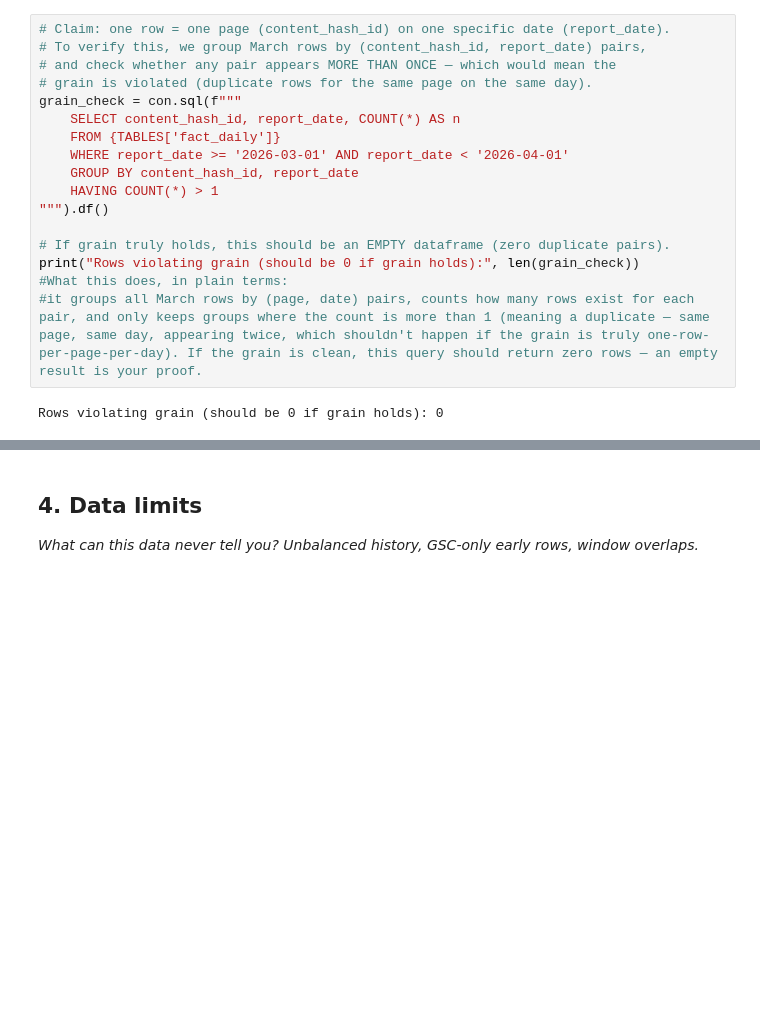
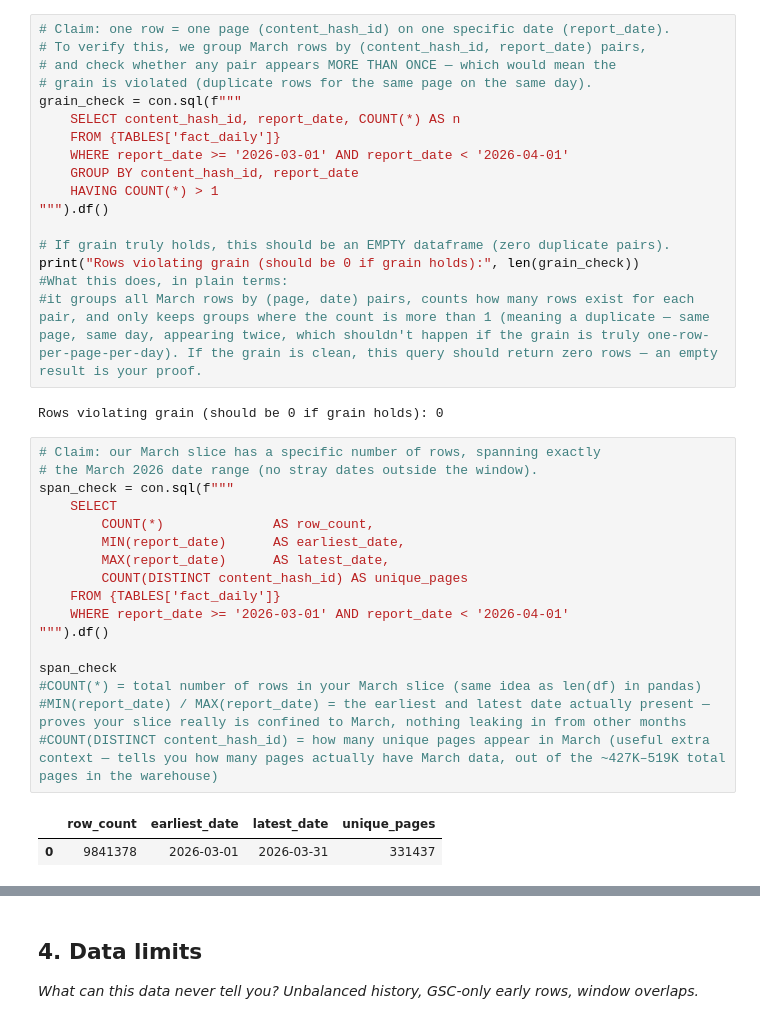
Before and after one commit to fatima12aa/fa-ml, a Jupyter notebook: work/notebooks/w03_data_contract.ipynb, the cells around one changed output, grey strips where cells are left out. Drawn from its saved outputs; the diff is of its cells as text; blank space fills up the shorter version.

```diff
--- a/work/notebooks/w03_data_contract.ipynb
+++ b/work/notebooks/w03_data_contract.ipynb
@@ -206,3 +206,23 @@ print("Rows violating grain (should be 0 if grain holds):", len(grain_check))
 #it groups all March rows by (page, date) pairs, counts how many rows exist for each pair, and only keeps groups where the count is more than 1 (meaning a duplicate — same page, same day, appearing twice, which shouldn't happen if the grain is truly one-row-per-page-per-day). If the grain is clean, this query should return zero rows — an empty result is your proof.
 # %% [output]
 Rows violating grain (should be 0 if grain holds): 0
+# %%
+# Claim: our March slice has a specific number of rows, spanning exactly
+# the March 2026 date range (no stray dates outside the window).
+span_check = con.sql(f"""
+    SELECT
+        COUNT(*)              AS row_count,
+        MIN(report_date)      AS earliest_date,
+        MAX(report_date)      AS latest_date,
+        COUNT(DISTINCT content_hash_id) AS unique_pages
+    FROM {TABLES['fact_daily']}
+    WHERE report_date >= '2026-03-01' AND report_date < '2026-04-01'
+""").df()
+
+span_check
+#COUNT(*) = total number of rows in your March slice (same idea as len(df) in pandas)
+#MIN(report_date) / MAX(report_date) = the earliest and latest date actually present — proves your slice really is confined to March, nothing leaking in from other months
+#COUNT(DISTINCT content_hash_id) = how many unique pages appear in March (useful extra context — tells you how many pages actually have March data, out of the ~427K–519K total pages in the warehouse)
+# %% [output]
+|  | row_count | earliest_date | latest_date | unique_pages |
+| 0 | 9841378 | 2026-03-01 | 2026-03-31 | 331437 |
```
Also changed, not shown: parts of 2 cells of this notebook.
